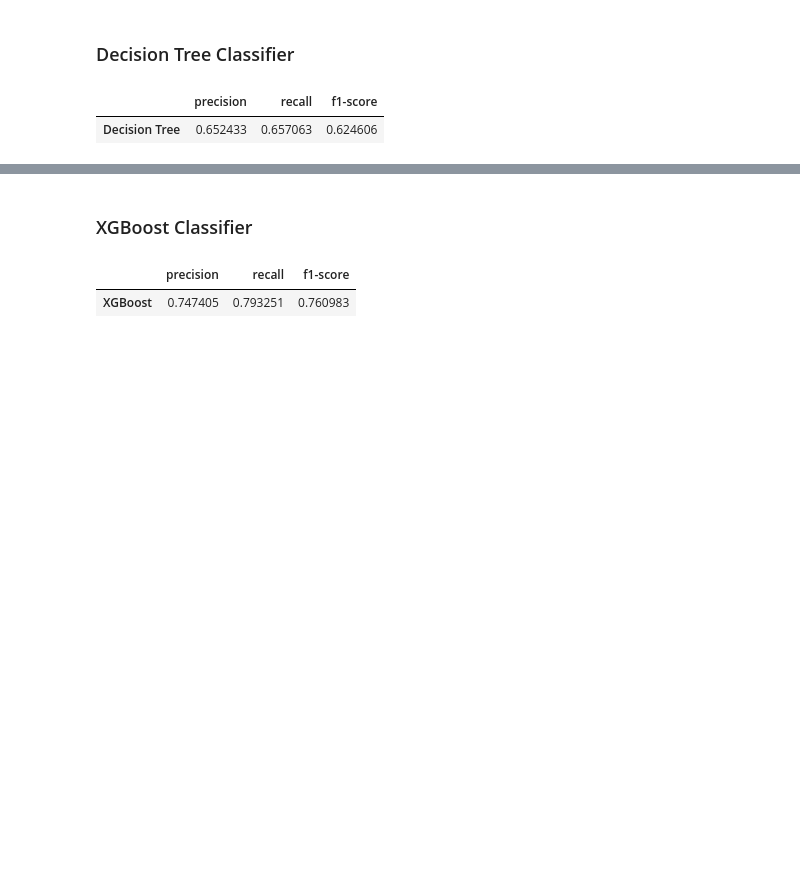
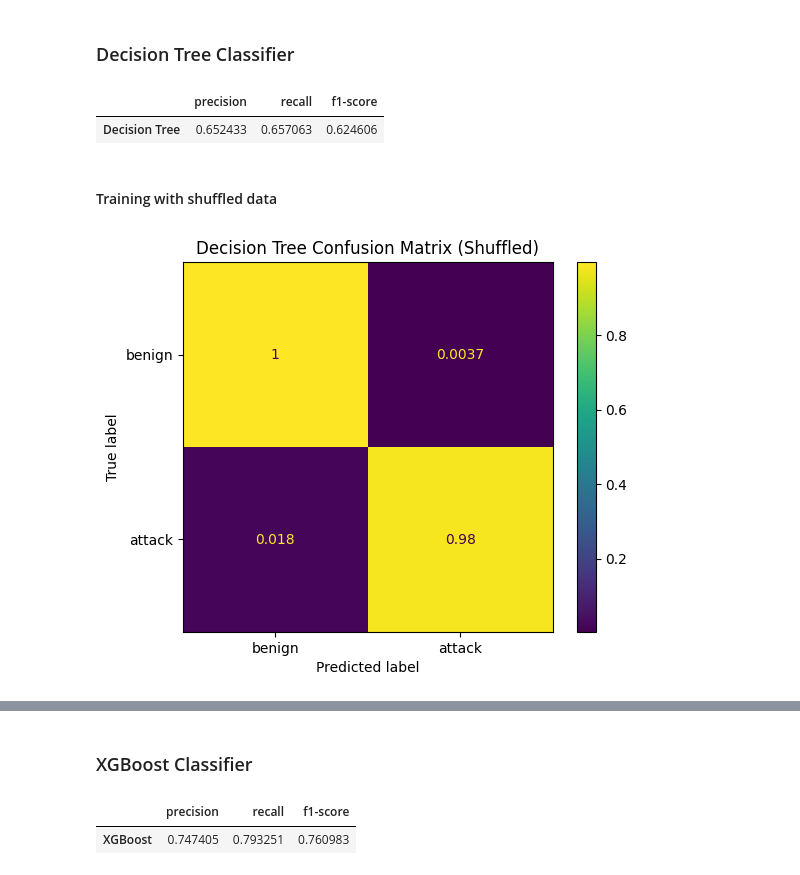
Before and after one commit to Bast-94/CYBERML-Project, a Jupyter notebook: cyber-ml.ipynb, the cells around one changed output, grey strips where cells are left out. Saved outputs shown, nothing was run; the diff lists cells and outputs as text; code cells hidden in the pictures; blank space fills up the shorter version.

```diff
--- a/cyber-ml.ipynb
+++ b/cyber-ml.ipynb
@@ -210,0 +226,11 @@ cross_validate_model(X, y, gen_decision_tree, 'Decision Tree', tscv)
+# %% [markdown]
+#### Training with shuffled data
+# %%
+X_train, X_test, y_train, y_test = train_test_split(X, y, test_size=0.5)
+decision_tree = gen_decision_tree()
+decision_tree.fit(X_train, y_train)
+
+y_pred = decision_tree.predict(X_test)
+confusion_matrix_plot(y_test, y_pred, 'Decision Tree Confusion Matrix (Shuffled)')
+# %% [output]
+[figure, added]
```
Also changed, not shown: parts of 21 cells of this notebook.
